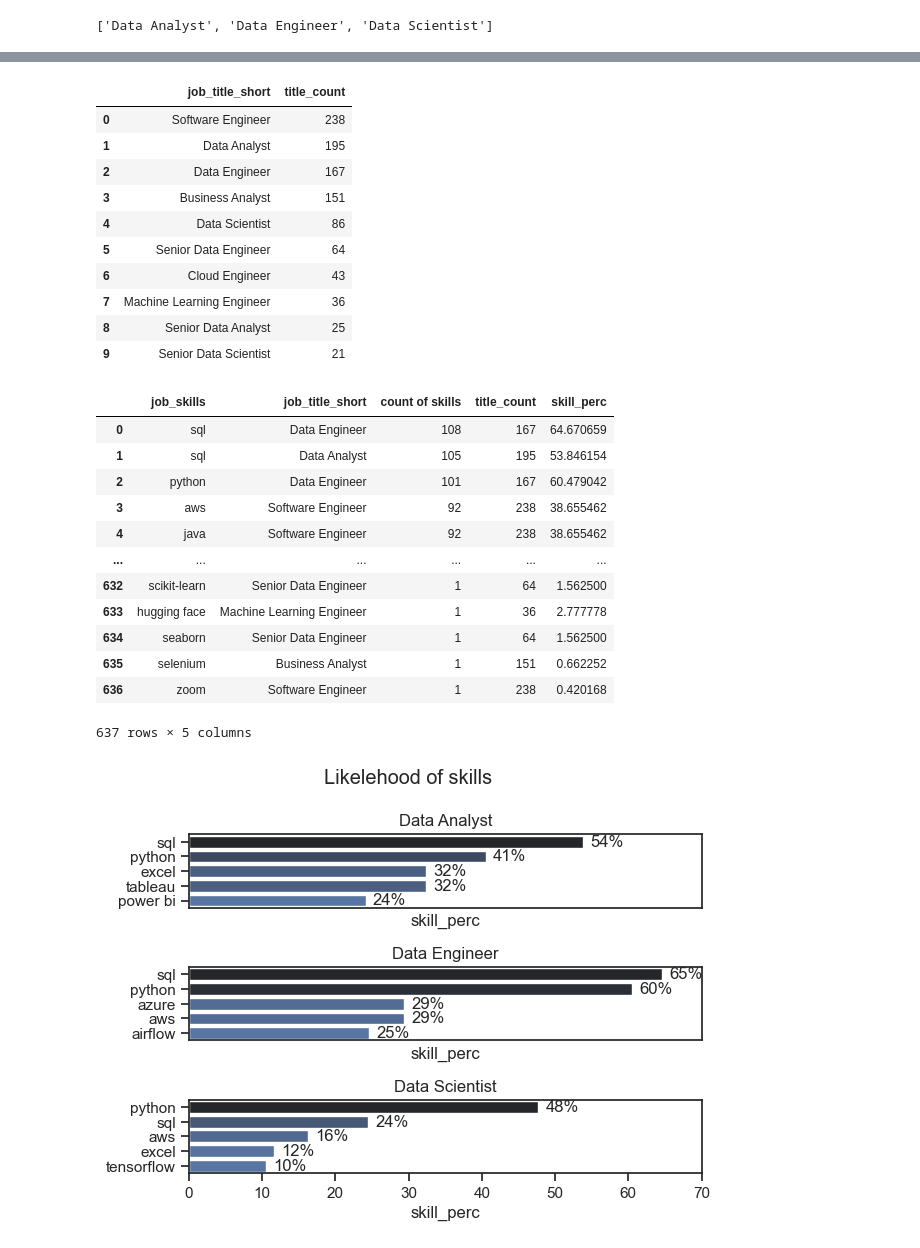
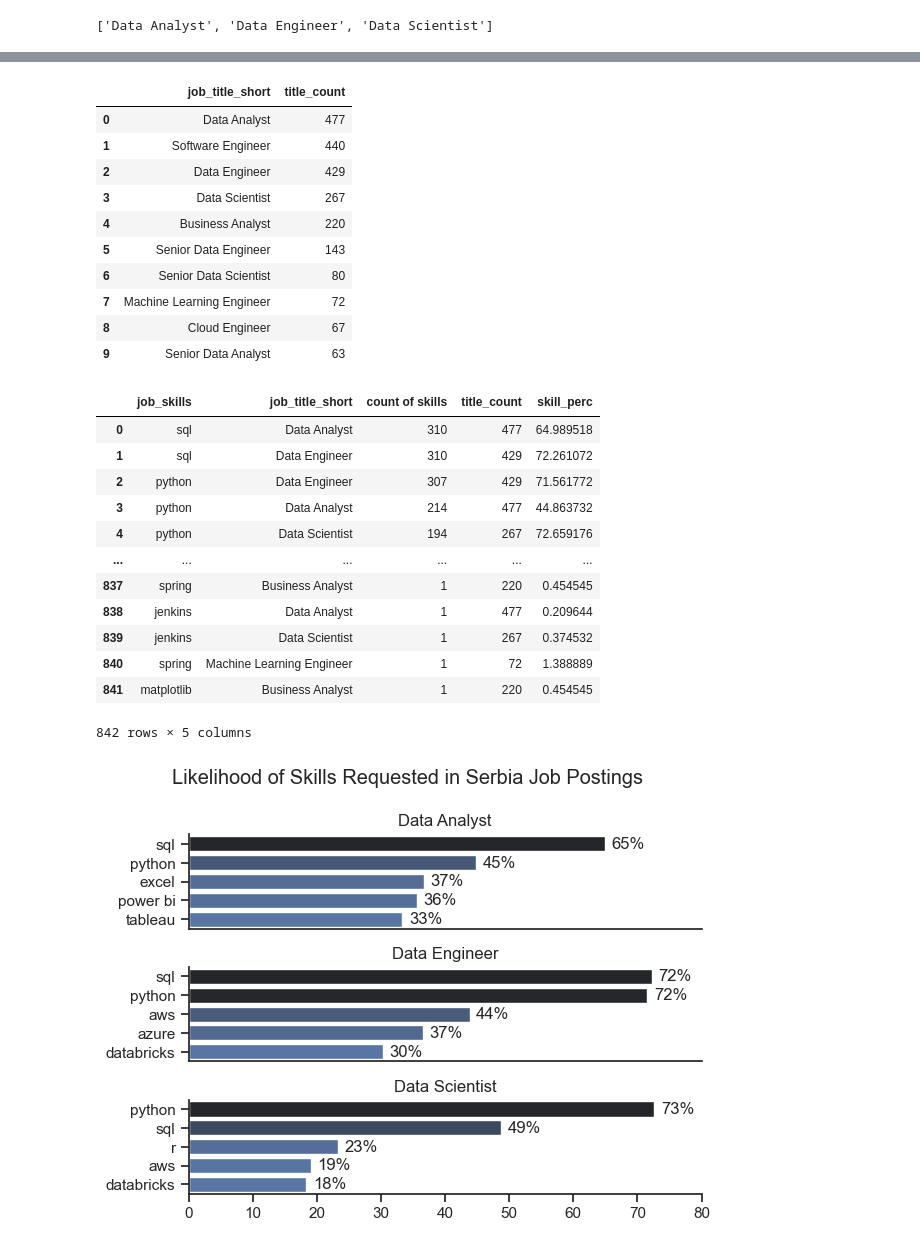
Before and after one commit to savicnikola9999-creator/Python_NS, a Jupyter notebook: Project/2_skill_demand.ipynb, the cells around one changed output, grey strips where cells are left out. Saved outputs shown, nothing was run; the diff lists cells and outputs as text; code cells hidden in the pictures.

```diff
--- a/Project/2_skill_demand.ipynb
+++ b/Project/2_skill_demand.ipynb
@@ -11,9 +17,12 @@ import pandas as pd
 from datasets import load_dataset
 import matplotlib.pyplot as plt
 
-# Loading Data
-dataset = load_dataset('lukebarousse/data_jobs')
-df = dataset['train'].to_pandas()
+# Loading Data - only data for 2023
+#dataset = load_dataset('lukebarousse/data_jobs')
+#df = dataset['train'].to_pandas()
+
+# Loading Data - 2023, 2024, 2025 and first half of 2026:
+df = pd.read_csv(r"C:\Users\Nikola S\Desktop\Luke B\job_postings_flat.csv")
 
 # Data Cleanup
 df['job_posted_date'] = pd.to_datetime(df['job_posted_date'])
@@ -53,5 +67,7 @@ job_titles
 # %%
 fig, ax = plt.subplots(len(job_titles),1)
+
+sns.set_theme(style='ticks')
 
 for i, job_title in enumerate(job_titles):
     df_plot = df_skilss_count[df_skilss_count["job_title_short"] == job_title].head(5)
@@ -71,16 +87,16 @@ df_job_title_count = df_SRB["job_title_short"].value_counts().reset_index(name="
 df_job_title_count
 # %% [output]
 |  | job_title_short | title_count |
-| 0 | Software Engineer | 238 |
-| 1 | Data Analyst | 195 |
-| 2 | Data Engineer | 167 |
-| 3 | Business Analyst | 151 |
-| 4 | Data Scientist | 86 |
-| 5 | Senior Data Engineer | 64 |
-| 6 | Cloud Engineer | 43 |
-| 7 | Machine Learning Engineer | 36 |
-| 8 | Senior Data Analyst | 25 |
-| 9 | Senior Data Scientist | 21 |
+| 0 | Data Analyst | 477 |
+| 1 | Software Engineer | 440 |
+| 2 | Data Engineer | 429 |
+| 3 | Data Scientist | 267 |
+| 4 | Business Analyst | 220 |
+| 5 | Senior Data Engineer | 143 |
+| 6 | Senior Data Scientist | 80 |
+| 7 | Machine Learning Engineer | 72 |
+| 8 | Cloud Engineer | 67 |
+| 9 | Senior Data Analyst | 63 |
 # %%
 df_skills_perc = pd.merge(df_skilss_count, df_job_title_count, how="left", on="job_title_short")
 df_skills_perc["skill_perc"] = df_skills_perc["count of skills"]/df_skills_perc["title_count"] *100
@@ -88,39 +104,41 @@ df_skills_perc["skill_perc"] = df_skills_perc["count of skills"]/df_skills_perc[
 df_skills_perc
 # %% [output]
 |  | job_skills | job_title_short | count of skills | title_count | skill_perc |
-| 0 | sql | Data Engineer | 108 | 167 | 64.670659 |
-| 1 | sql | Data Analyst | 105 | 195 | 53.846154 |
-| 2 | python | Data Engineer | 101 | 167 | 60.479042 |
-| 3 | aws | Software Engineer | 92 | 238 | 38.655462 |
-| 4 | java | Software Engineer | 92 | 238 | 38.655462 |
+| 0 | sql | Data Analyst | 310 | 477 | 64.989518 |
+| 1 | sql | Data Engineer | 310 | 429 | 72.261072 |
+| 2 | python | Data Engineer | 307 | 429 | 71.561772 |
+| 3 | python | Data Analyst | 214 | 477 | 44.863732 |
+| 4 | python | Data Scientist | 194 | 267 | 72.659176 |
 | ... | ... | ... | ... | ... | ... |
-| 632 | scikit-learn | Senior Data Engineer | 1 | 64 | 1.562500 |
-| 633 | hugging face | Machine Learning Engineer | 1 | 36 | 2.777778 |
-| 634 | seaborn | Senior Data Engineer | 1 | 64 | 1.562500 |
-| 635 | selenium | Business Analyst | 1 | 151 | 0.662252 |
-| 636 | zoom | Software Engineer | 1 | 238 | 0.420168 |
+| 837 | spring | Business Analyst | 1 | 220 | 0.454545 |
+| 838 | jenkins | Data Analyst | 1 | 477 | 0.209644 |
+| 839 | jenkins | Data Scientist | 1 | 267 | 0.374532 |
+| 840 | spring | Machine Learning Engineer | 1 | 72 | 1.388889 |
+| 841 | matplotlib | Business Analyst | 1 | 220 | 0.454545 |
-637 rows × 5 columns
+842 rows × 5 columns
 # %%
 fig, ax = plt.subplots(len(job_titles),1)
 sns.set_theme(style="ticks")
 
 for i, job_title in enumerate(job_titles):
     df_plot = df_skills_perc[df_skills_perc["job_title_short"] == job_title].head(5)
     sns.barplot(data=df_plot, x="skill_perc", y="job_skills", ax=ax[i],  hue="skill_perc", palette="dark:b_r")
     # df_plot.plot(kind="barh", x="job_skills", y="skill_perc", ax=ax[i], title = job_title)
     #ax[i].invert_yaxis()
     ax[i].set_ylabel("")
     ax[i].set_title(job_title)
     ax[i].legend().set_visible(False)
-    ax[i].set_xlim(0,70)
+    ax[i].set_xlim(0,80)
+    ax[i].set_xlabel("")
+    sns.despine(ax=ax[i])
 
     for n,v in enumerate(df_plot["skill_perc"]):
         ax[i].text(v+1, n, f"{v:.0f}%", va="center")
     if i != len(job_titles)-1:
         ax[i].set_xticks([])
 
-fig.suptitle("Likelehood of skills")
+fig.suptitle("Likelihood of Skills Requested in Serbia Job Postings")
 fig.tight_layout()
 plt.show()
 # %% [output]
-[figure, old version]
+[figure, new version]
```
Also changed, not shown: parts of 6 cells of this notebook, 4 other files.
